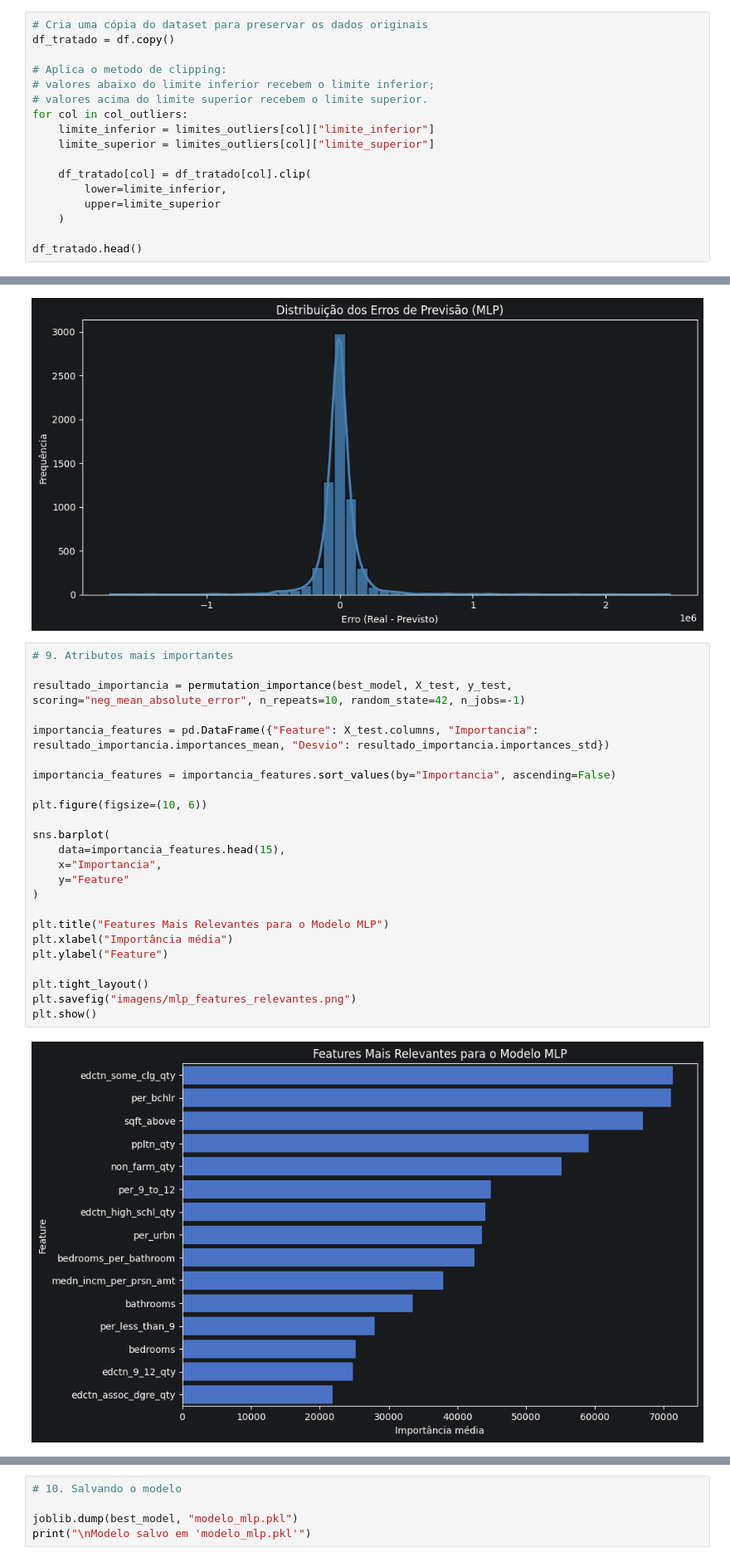
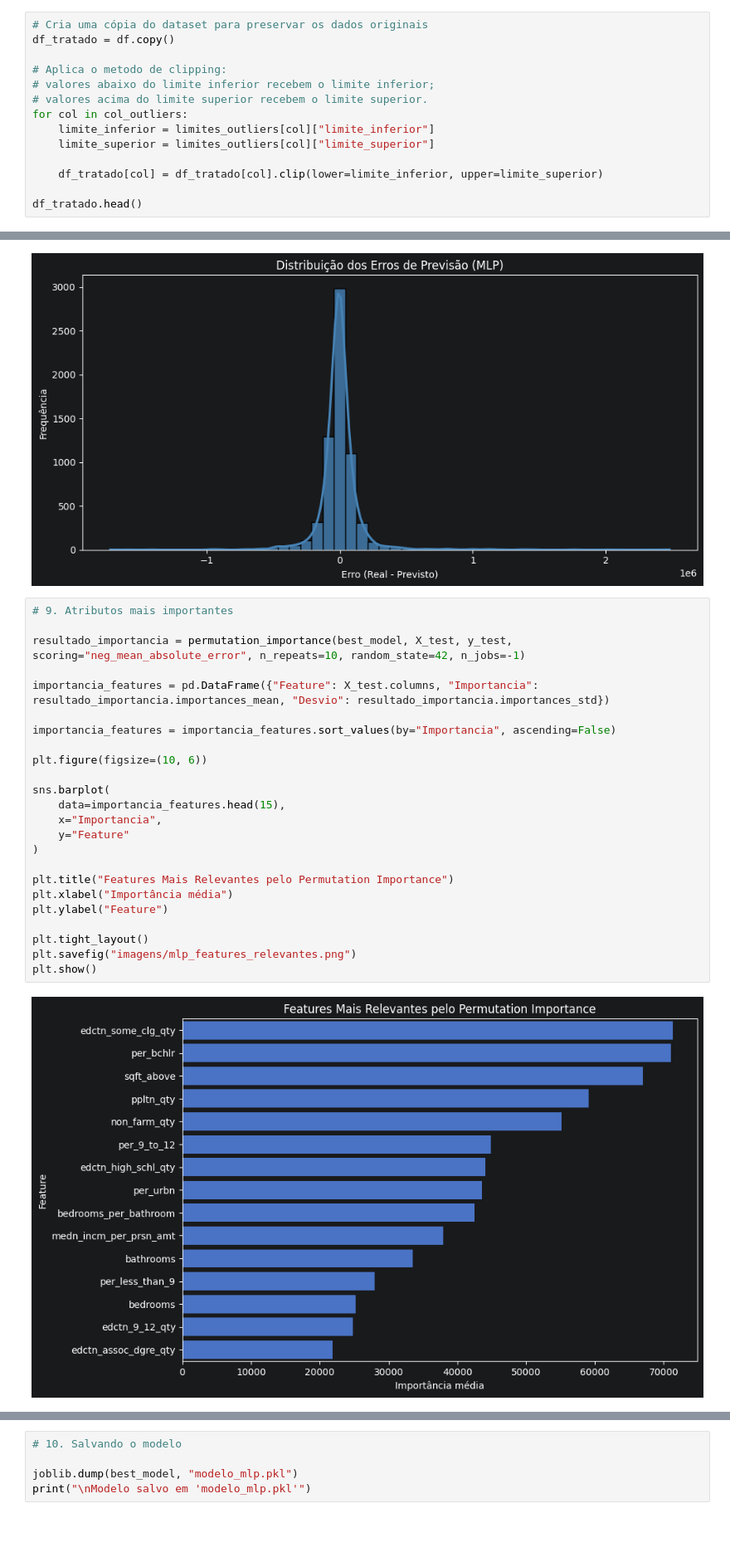
Before and after one commit to jaumg2004/Atividade-Extra-NP1, a Jupyter notebook: AtividadeExtraNP1/Exercicio.ipynb, the cells around one changed output, grey strips where cells are left out. Shown at 83% size. Cells and saved outputs as stored; diff of their text form; blank space fills up the shorter version.

```diff
--- a/AtividadeExtraNP1/Exercicio.ipynb
+++ b/AtividadeExtraNP1/Exercicio.ipynb
@@ -448,10 +448,7 @@ for col in col_outliers:
     limite_inferior = limites_outliers[col]["limite_inferior"]
     limite_superior = limites_outliers[col]["limite_superior"]
 
-    df_tratado[col] = df_tratado[col].clip(
-        lower=limite_inferior,
-        upper=limite_superior
-    )
+    df_tratado[col] = df_tratado[col].clip(lower=limite_inferior, upper=limite_superior)
 
 df_tratado.head()
 # %% [output]
@@ -657,26 +654,26 @@ plt.show()
 # %%
 # 9. Atributos mais importantes
 
 resultado_importancia = permutation_importance(best_model, X_test, y_test, scoring="neg_mean_absolute_error", n_repeats=10, random_state=42, n_jobs=-1)
 
 importancia_features = pd.DataFrame({"Feature": X_test.columns, "Importancia": resultado_importancia.importances_mean, "Desvio": resultado_importancia.importances_std})
 
 importancia_features = importancia_features.sort_values(by="Importancia", ascending=False)
 
 plt.figure(figsize=(10, 6))
 
 sns.barplot(
     data=importancia_features.head(15),
     x="Importancia",
     y="Feature"
 )
 
-plt.title("Features Mais Relevantes para o Modelo MLP")
+plt.title("Features Mais Relevantes pelo Permutation Importance")
 plt.xlabel("Importância média")
 plt.ylabel("Feature")
 
 plt.tight_layout()
 plt.savefig("imagens/mlp_features_relevantes.png")
 plt.show()
 # %% [output]
-[figure, old version]
+[figure, new version]
```
Also changed, not shown: parts of 5 cells of this notebook, 3 other files.
